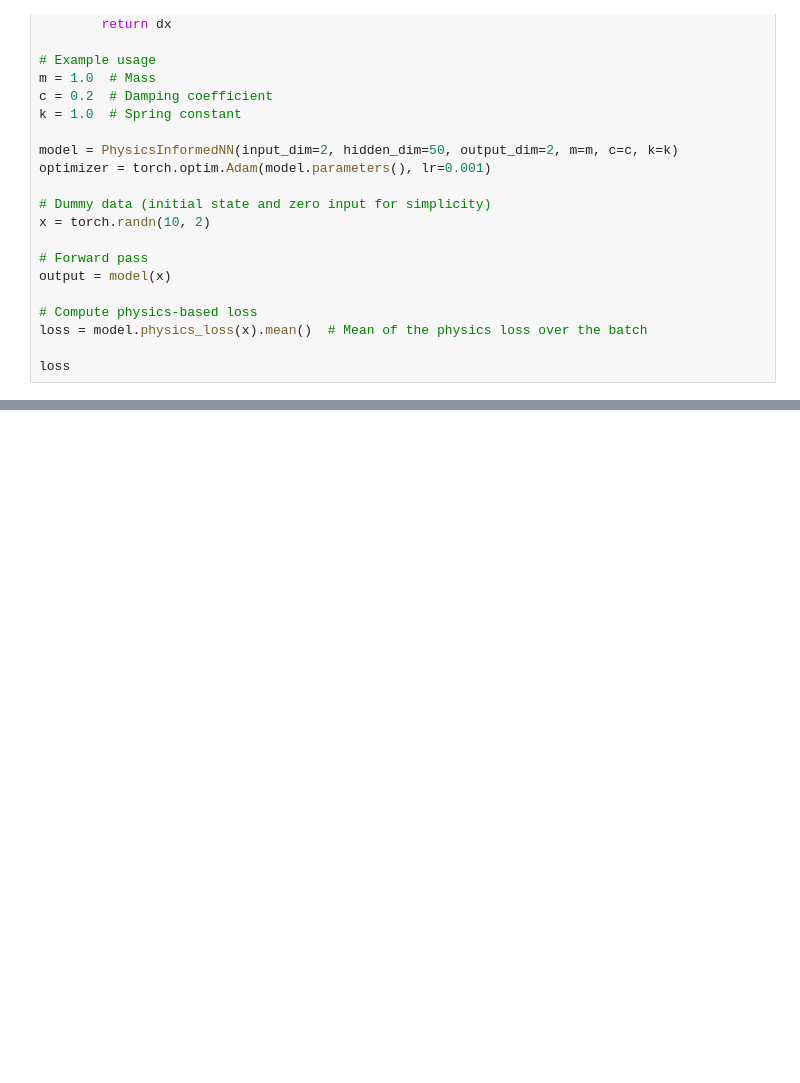
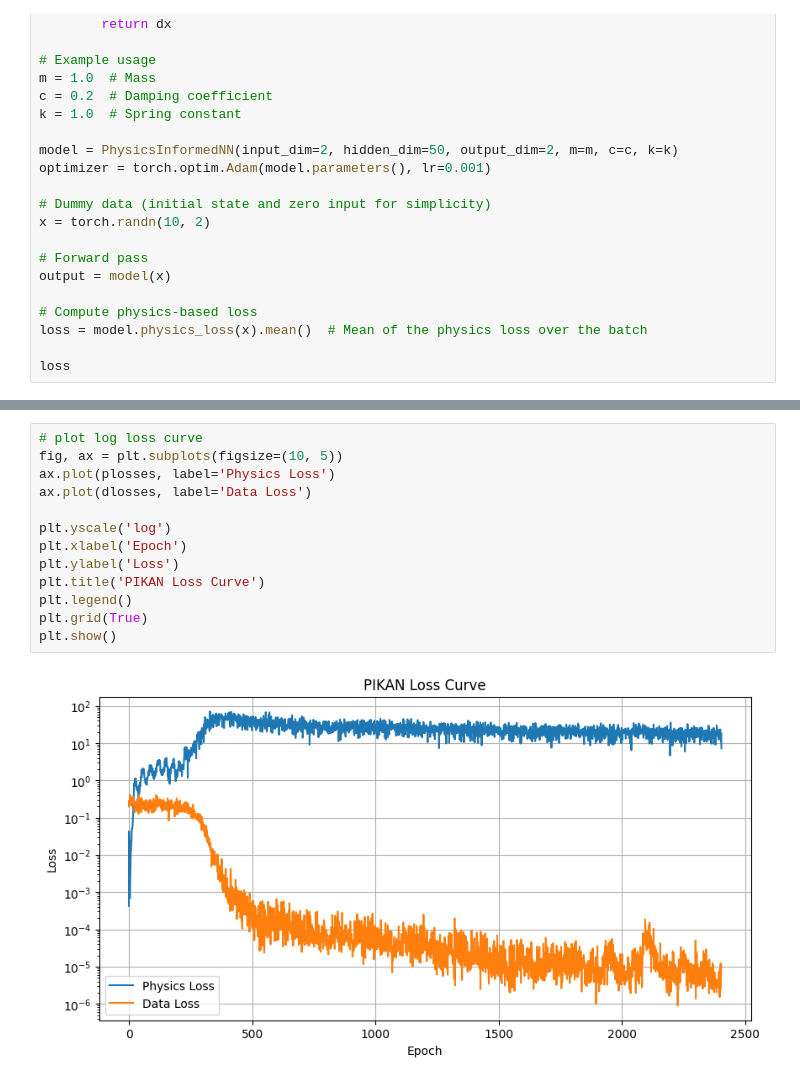
Before and after one commit to NeuralNut/pgdl, a Jupyter notebook: Spring/dev.ipynb, the cells around one changed output, grey strips where cells are left out. Cells and saved outputs as stored; diff of their text form; blank space fills up the shorter version.

```diff
--- a/Spring/dev.ipynb
+++ b/Spring/dev.ipynb
@@ -45,0 +136,15 @@ loss
+# %%
+# plot log loss curve
+fig, ax = plt.subplots(figsize=(10, 5))
+ax.plot(plosses, label='Physics Loss')
+ax.plot(dlosses, label='Data Loss')
+
+plt.yscale('log')
+plt.xlabel('Epoch')
+plt.ylabel('Loss')
+plt.title('PIKAN Loss Curve')
+plt.legend()
+plt.grid(True)
+plt.show()
+# %% [output]
+[figure, added]
```
Also changed, not shown: parts of 3 cells of this notebook, 4 other files.
